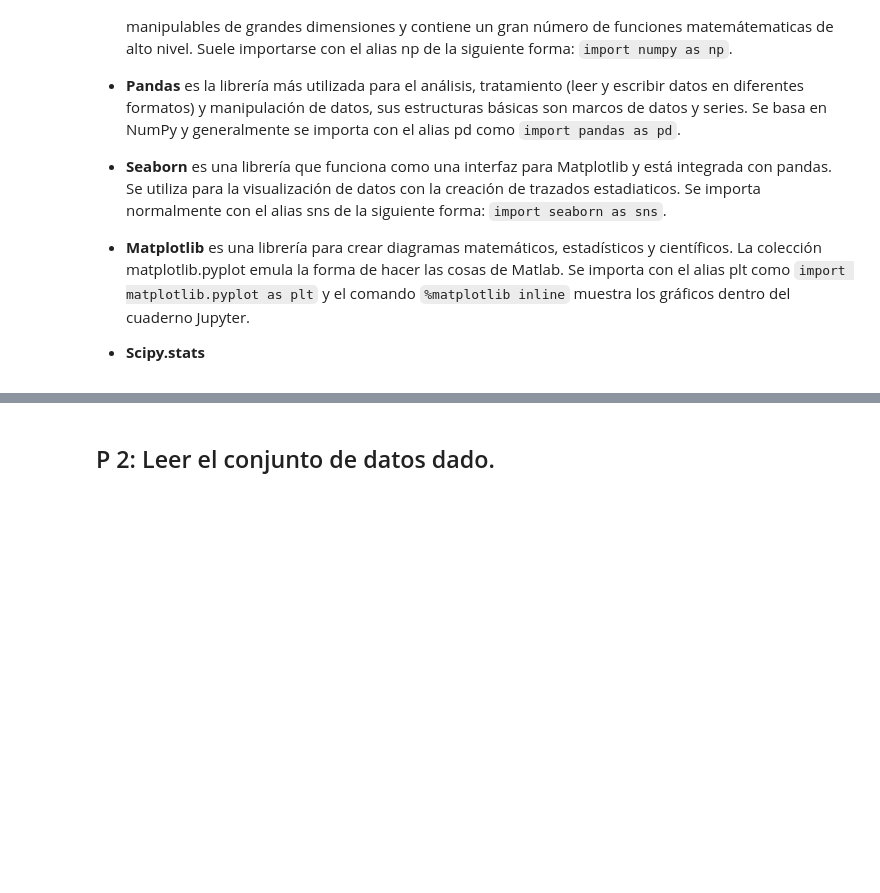
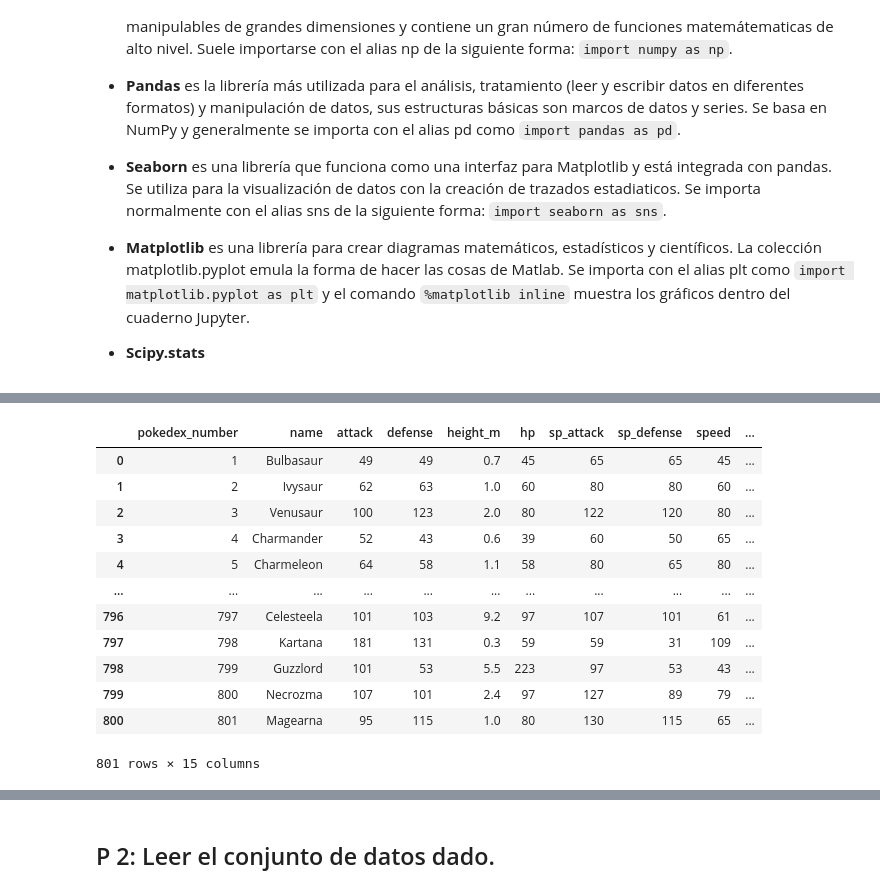
Before and after one commit to Calm-leon/proyecto-an-lisis-de-datos, a Jupyter notebook: Análisis_de_datos.ipynb, the cells around one changed output, grey strips where cells are left out. Drawn from its saved outputs; the diff is of its cells as text; code cells hidden in the pictures; blank space fills up the shorter version.

```diff
--- a/Análisis_de_datos.ipynb
+++ b/Análisis_de_datos.ipynb
@@ -66,0 +174,34 @@ Suele importarse con el alias np de la siguiente forma: `import numpy as np`.
+# %%
+# Entre mas gordo y mas grande mas lento puede ser, para compenzarlo subiremos su velocidad base dependiendo de su altura y peso
+Pokemon2=Pokemon.drop(['is_legendary'],axis=1) #quitamos la ultima columna para comodidad al unir una nueva columna
+Friccion = (Pokemon.height_m + Pokemon.weight_kg)/10 #hacemos una lista que suma la altura y el peso y lo divide por 10
+Friccion = pd.DataFrame(Friccion, columns = ['Friccion']) # lo hacemos un dataframe
+Pokemon2=pd.concat([Pokemon2,Friccion], axis=1) #unimos el nuevo dataframe
+Pokemon=pd.concat([Pokemon2,Pokemon.is_legendary], axis=1) #por ultimo unimos la columna que quitamos por comodidad
+# %%
+#Velocidades resultantes luego de la equilibracion
+sp_attackdef = (Pokemon.sp_attack + Pokemon.Friccion)
+sp_defensedef = (Pokemon.sp_defense +  Pokemon.Friccion)
+speeddef = (Pokemon.speed +  Pokemon.Friccion)  #hemos sumado las velocidades con lo que llamamos friccion
+sp_attackdef = pd.DataFrame(sp_attackdef, columns = ['sp_attackdef'])
+sp_defensedef = pd.DataFrame(sp_defensedef, columns = ['sp_defensedef'])
+speeddef = pd.DataFrame(speeddef, columns = ['speeddef']) #los hicimos dataframes
+Pokemon2=Pokemon.drop(['is_legendary'],axis=1)
+Pokemon2=pd.concat([Pokemon2,sp_attackdef,sp_defensedef,speeddef], axis=1)
+Pokemon=pd.concat([Pokemon2,Pokemon.is_legendary], axis=1) #Por ultimo unimos todo en nuestro dataframe
+#Pokemon = Pokemon.drop(['height_m','sp_attack','sp_defense','speed','weight_kg'],axis=1)
+Pokemon
+# %% [output]
+|  | pokedex_number | name | attack | defense | height_m | hp | sp_attack | sp_defense | speed | ... |
+| 0 | 1 | Bulbasaur | 49 | 49 | 0.7 | 45 | 65 | 65 | 45 | ... |
+| 1 | 2 | Ivysaur | 62 | 63 | 1.0 | 60 | 80 | 80 | 60 | ... |
+| 2 | 3 | Venusaur | 100 | 123 | 2.0 | 80 | 122 | 120 | 80 | ... |
+| 3 | 4 | Charmander | 52 | 43 | 0.6 | 39 | 60 | 50 | 65 | ... |
+| 4 | 5 | Charmeleon | 64 | 58 | 1.1 | 58 | 80 | 65 | 80 | ... |
+| ... | ... | ... | ... | ... | ... | ... | ... | ... | ... | ... |
+| 796 | 797 | Celesteela | 101 | 103 | 9.2 | 97 | 107 | 101 | 61 | ... |
+| 797 | 798 | Kartana | 181 | 131 | 0.3 | 59 | 59 | 31 | 109 | ... |
+| 798 | 799 | Guzzlord | 101 | 53 | 5.5 | 223 | 97 | 53 | 43 | ... |
+| 799 | 800 | Necrozma | 107 | 101 | 2.4 | 97 | 127 | 89 | 79 | ... |
+| 800 | 801 | Magearna | 95 | 115 | 1.0 | 80 | 130 | 115 | 65 | ... |
+801 rows × 15 columns
```
Also changed, not shown: parts of 5 cells of this notebook.
